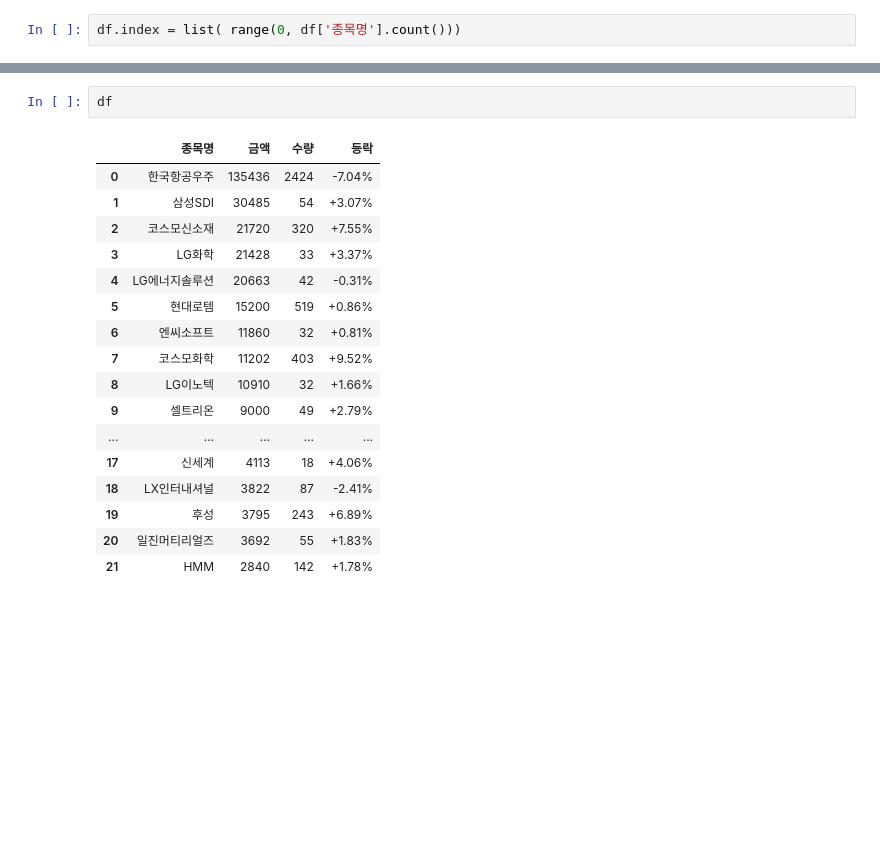
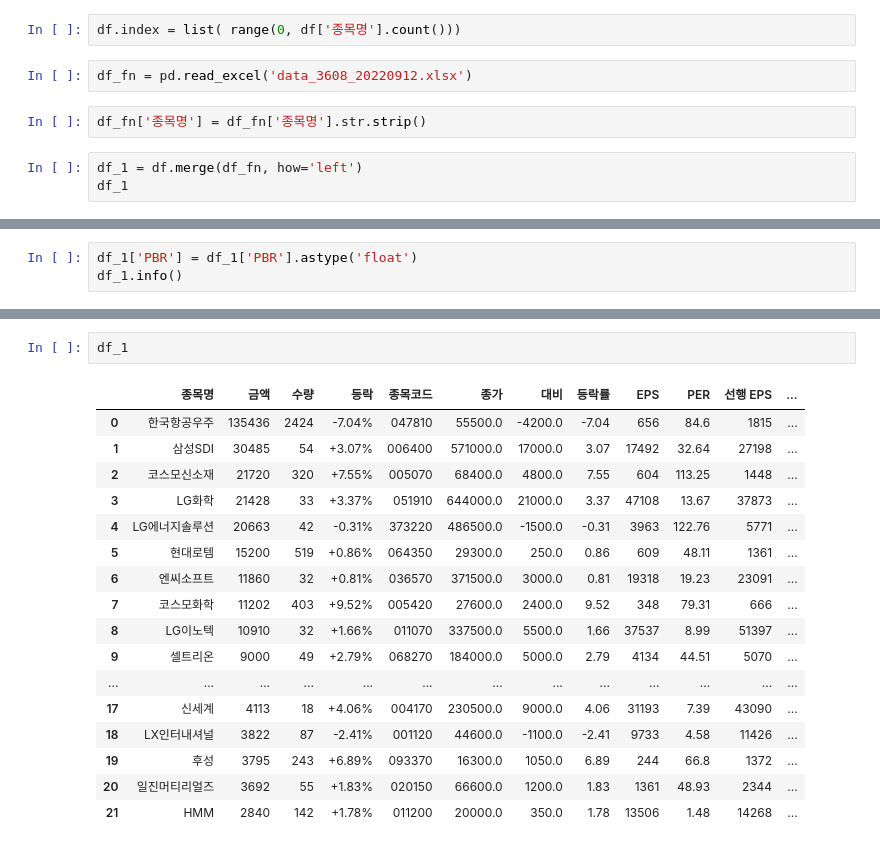
Before and after one commit to starshorse/20200228start, a Jupyter notebook: python_ex/web crawling.ipynb, the cells around one changed output, grey strips where cells are left out. Drawn from its saved outputs; the diff is of its cells as text; blank space fills up the shorter version.

```diff
--- a/python_ex/web crawling.ipynb
+++ b/python_ex/web crawling.ipynb
@@ -146,3 +146,10 @@ df.sort_values( by ='금액')
 | 0 | 한국항공우주 | 135436 | 2424 | -7.04% |
 # %%
 df.index = list( range(0, df['종목명'].count()))
+# %%
+df_fn = pd.read_excel('data_3608_20220912.xlsx')
+# %%
+df_fn['종목명'] = df_fn['종목명'].str.strip()
+# %%
+df_1 = df.merge(df_fn, how='left')
+df_1
@@ -148,0 +194,3 @@ df.index = list( range(0, df['종목명'].count()))
+# %%
+df_1['PBR'] = df_1['PBR'].astype('float')
+df_1.info()
@@ -149,20 +215,20 @@ df.index = list( range(0, df['종목명'].count()))
 # %%
-df
+df_1
 # %% [output]
-|  | 종목명 | 금액 | 수량 | 등락 |
-| 0 | 한국항공우주 | 135436 | 2424 | -7.04% |
-| 1 | 삼성SDI | 30485 | 54 | +3.07% |
-| 2 | 코스모신소재 | 21720 | 320 | +7.55% |
-| 3 | LG화학 | 21428 | 33 | +3.37% |
-| 4 | LG에너지솔루션 | 20663 | 42 | -0.31% |
-| 5 | 현대로템 | 15200 | 519 | +0.86% |
-| 6 | 엔씨소프트 | 11860 | 32 | +0.81% |
-| 7 | 코스모화학 | 11202 | 403 | +9.52% |
-| 8 | LG이노텍 | 10910 | 32 | +1.66% |
-| 9 | 셀트리온 | 9000 | 49 | +2.79% |
-| ... | ... | ... | ... | ... |
-| 17 | 신세계 | 4113 | 18 | +4.06% |
-| 18 | LX인터내셔널 | 3822 | 87 | -2.41% |
-| 19 | 후성 | 3795 | 243 | +6.89% |
-| 20 | 일진머티리얼즈 | 3692 | 55 | +1.83% |
-| 21 | HMM | 2840 | 142 | +1.78% |
+|  | 종목명 | 금액 | 수량 | 등락 | 종목코드 | 종가 | 대비 | 등락률 | EPS | PER | 선행 EPS | ... |
+| 0 | 한국항공우주 | 135436 | 2424 | -7.04% | 047810 | 55500.0 | -4200.0 | -7.04 | 656 | 84.6 | 1815 | ... |
+| 1 | 삼성SDI | 30485 | 54 | +3.07% | 006400 | 571000.0 | 17000.0 | 3.07 | 17492 | 32.64 | 27198 | ... |
+| 2 | 코스모신소재 | 21720 | 320 | +7.55% | 005070 | 68400.0 | 4800.0 | 7.55 | 604 | 113.25 | 1448 | ... |
+| 3 | LG화학 | 21428 | 33 | +3.37% | 051910 | 644000.0 | 21000.0 | 3.37 | 47108 | 13.67 | 37873 | ... |
+| 4 | LG에너지솔루션 | 20663 | 42 | -0.31% | 373220 | 486500.0 | -1500.0 | -0.31 | 3963 | 122.76 | 5771 | ... |
+| 5 | 현대로템 | 15200 | 519 | +0.86% | 064350 | 29300.0 | 250.0 | 0.86 | 609 | 48.11 | 1361 | ... |
+| 6 | 엔씨소프트 | 11860 | 32 | +0.81% | 036570 | 371500.0 | 3000.0 | 0.81 | 19318 | 19.23 | 23091 | ... |
+| 7 | 코스모화학 | 11202 | 403 | +9.52% | 005420 | 27600.0 | 2400.0 | 9.52 | 348 | 79.31 | 666 | ... |
+| 8 | LG이노텍 | 10910 | 32 | +1.66% | 011070 | 337500.0 | 5500.0 | 1.66 | 37537 | 8.99 | 51397 | ... |
+| 9 | 셀트리온 | 9000 | 49 | +2.79% | 068270 | 184000.0 | 5000.0 | 2.79 | 4134 | 44.51 | 5070 | ... |
+| ... | ... | ... | ... | ... | ... | ... | ... | ... | ... | ... | ... | ... |
+| 17 | 신세계 | 4113 | 18 | +4.06% | 004170 | 230500.0 | 9000.0 | 4.06 | 31193 | 7.39 | 43090 | ... |
+| 18 | LX인터내셔널 | 3822 | 87 | -2.41% | 001120 | 44600.0 | -1100.0 | -2.41 | 9733 | 4.58 | 11426 | ... |
+| 19 | 후성 | 3795 | 243 | +6.89% | 093370 | 16300.0 | 1050.0 | 6.89 | 244 | 66.8 | 1372 | ... |
+| 20 | 일진머티리얼즈 | 3692 | 55 | +1.83% | 020150 | 66600.0 | 1200.0 | 1.83 | 1361 | 48.93 | 2344 | ... |
+| 21 | HMM | 2840 | 142 | +1.78% | 011200 | 20000.0 | 350.0 | 1.78 | 13506 | 1.48 | 14268 | ... |
```
Also changed, not shown: parts of 7 cells of this notebook, 9 other files.
